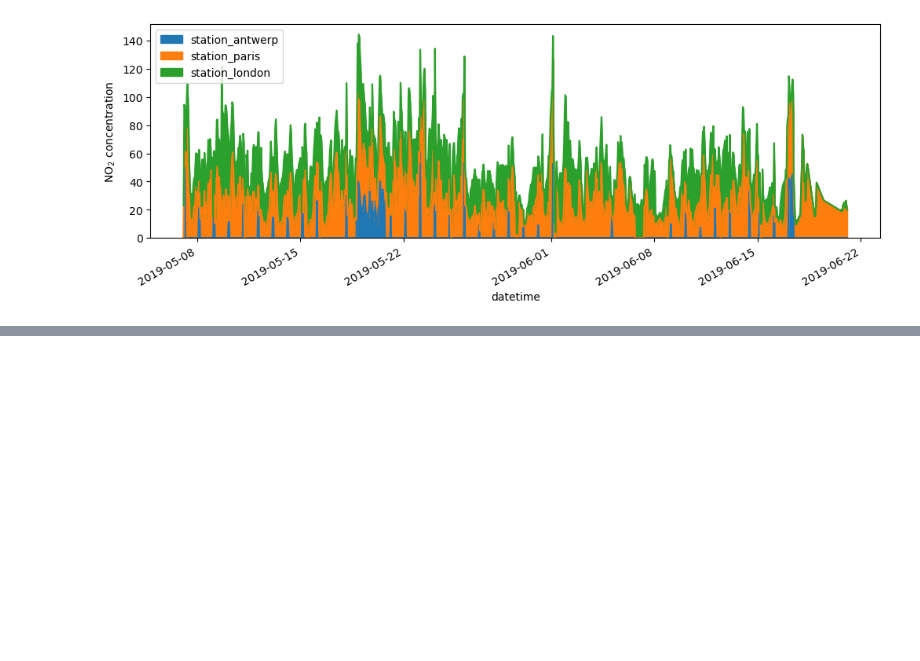
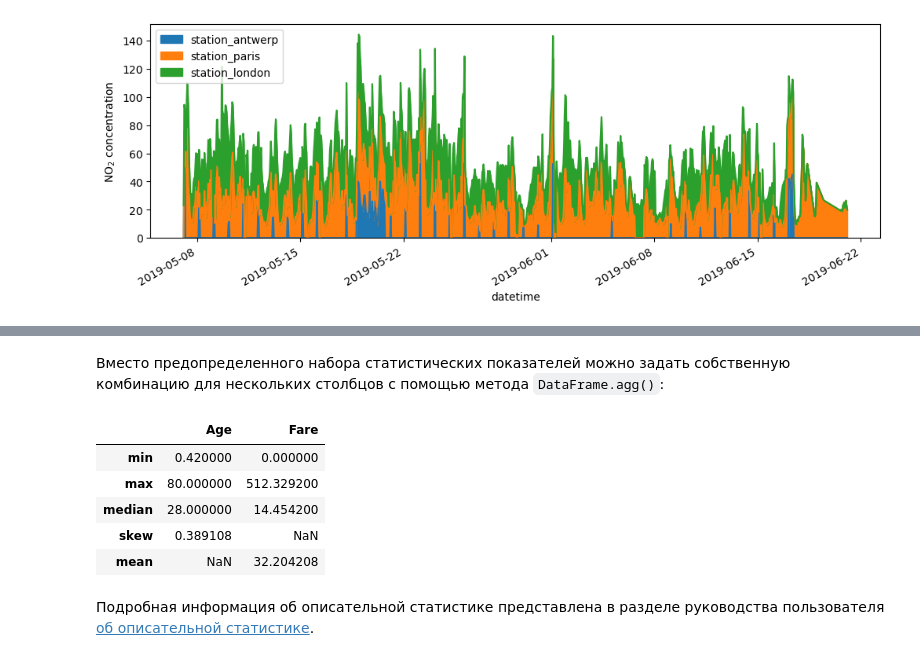
Before and after one commit to VChuzlov/Python_for_CE, a Jupyter notebook: ЛК/ЛК-5-Введение в библиотеку Pandas/Lec-05-Introduction to Pandas.ipynb, the cells around one changed output, grey strips where cells are left out. Saved outputs shown, nothing was run; the diff lists cells and outputs as text; code cells hidden in the pictures; blank space fills up the shorter version.

```diff
--- a/ЛК/ЛК-5-Введение в библиотеку Pandas/Lec-05-Introduction to Pandas.ipynb
+++ b/ЛК/ЛК-5-Введение в библиотеку Pandas/Lec-05-Introduction to Pandas.ipynb
@@ -1032,0 +1087,18 @@ fig.savefig("no2_concentrations.png")           # Save the Figure/Axes using the
+# %% [markdown]
+Вместо предопределенного набора статистических показателей можно задать собственную комбинацию для нескольких столбцов с помощью метода `DataFrame.agg()`:
+# %%
+titanic.agg(
+    {
+        "Age": ["min", "max", "median", "skew"],
+        "Fare": ["min", "max", "median", "mean"],
+    }
+)
+# %% [output]
+|  | Age | Fare |
+| min | 0.420000 | 0.000000 |
+| max | 80.000000 | 512.329200 |
+| median | 28.000000 | 14.454200 |
+| skew | 0.389108 | NaN |
+| mean | NaN | 32.204208 |
+# %% [markdown]
+Подробная информация об описательной статистике представлена в разделе руководства пользователя [об описательной статистике](https://pandas.pydata.org/pandas-docs/stable/user_guide/basics.html#basics-stats).
```
Also changed, not shown: parts of 10 cells of this notebook, 2 other files.
